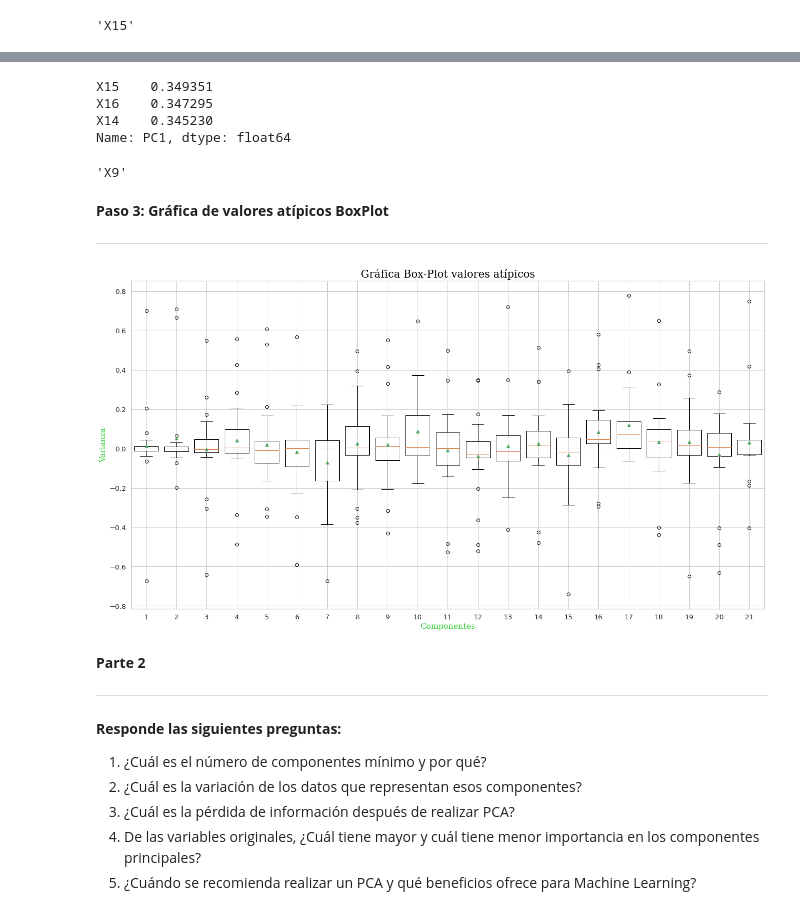
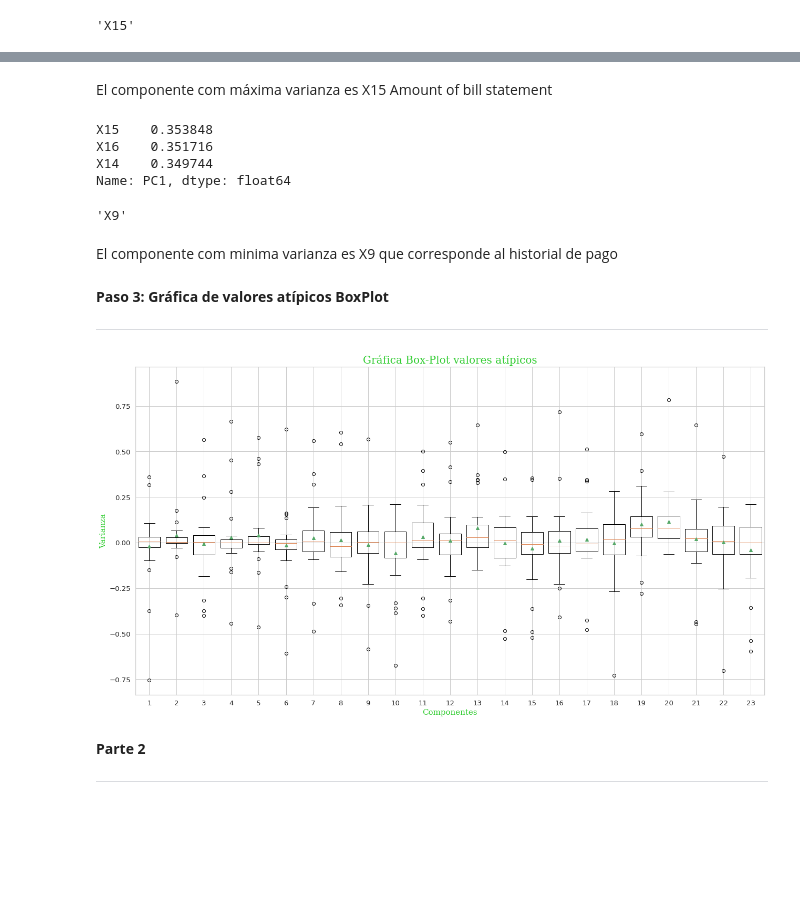
Before and after one commit to PosgradoMNA/Atividades-de-aprendizaje-SamaraGarcia, a Jupyter notebook: Equipo15_Actividad_Semanal4.ipynb, the cells around one changed output, grey strips where cells are left out. Saved outputs shown, nothing was run; the diff lists cells and outputs as text; code cells hidden in the pictures; blank space fills up the shorter version.

```diff
--- a/Equipo15_Actividad_Semanal4.ipynb
+++ b/Equipo15_Actividad_Semanal4.ipynb
@@ -120,0 +109,6 @@ PCA es un método de reducción de datos ,pensado para usarse con grandes cantid
+# %%
+#Estandarizando el data set.
+#Center to the mean and component wise scale to unit variance.
+
+pcs = PCA()
+pcs.fit(preprocessing.scale(df.iloc[:, :23].dropna(axis=0)))
@@ -209,7 +203,7 @@ pcsSummary_df.round(4)
 # %%
 pcsComponents_df = pd.DataFrame(pcs.components_.transpose(),
                                 columns = pcsSummary_df.columns,
-                                index = df.iloc[:, 3:].columns
+                                index = df.iloc[:, :23].columns
                                 )
-pcsComponents_df.iloc[:,:9]
+pcsComponents_df.iloc[:,:12]
 # %% [output]
@@ -237,14 +251,18 @@ pcsComponents_df.PC1.idxmax()
+# %% [markdown]
+El componente com máxima varianza es X15 Amount of bill statement
 # %%
 pcsComponents_df.PC1.nlargest(3)
 # %% [output]
-X15    0.349351
-X16    0.347295
-X14    0.345230
+X15    0.353848
+X16    0.351716
+X14    0.349744
 Name: PC1, dtype: float64
 # %%
 pcsComponents_df.PC2.idxmin()
 # %% [output]
 'X9'
+# %% [markdown]
+El componente com minima varianza es X9 que corresponde al historial de pago
 # %% [markdown]
 **Paso 3: Gráfica de valores atípicos BoxPlot**
 
@@ -252,30 +270,23 @@ pcsComponents_df.PC2.idxmin()
 # %%
 # Box Plot
 plt.rcParams["figure.figsize"] = [18, 10]
 plt.rcParams["figure.autolayout"] = True
 plt.boxplot(pcsComponents_df, showmeans=True, widths=(0.8))
 
-font1 = {'family':'serif','color':'black','size':20}
+#Colocando fuentes y colores para los títulos
+font1 = {'family':'serif','color':'limegreen','size':20}
 font2 = {'family':'serif','color':'limegreen','size':15}
 
-
+#Agregando titulo
 plt.title("Gráfica Box-Plot valores atípicos",fontdict = font1)
-
+#Agregando nombres a los ejes
 plt.xlabel("Componentes",fontdict = font2)
 plt.ylabel("Varianza",fontdict = font2)
 
 plt.show()
 # %% [output]
-[figure, old version]
+[figure, new version]
 # %% [markdown]
 **Parte 2**
 
 ---
-# %% [markdown]
-**Responde las siguientes preguntas:**
-
-1.  ¿Cuál es el número de componentes mínimo y por qué?
-2.  ¿Cuál es la variación de los datos que representan esos componentes?
-3.  ¿Cuál es la pérdida de información después de realizar PCA?
-4.  De las variables originales, ¿Cuál tiene mayor y cuál tiene menor importancia en los componentes principales?
-5. ¿Cuándo se recomienda realizar un PCA y qué beneficios ofrece para Machine Learning?
```
Also changed, not shown: parts of 23 cells of this notebook.
